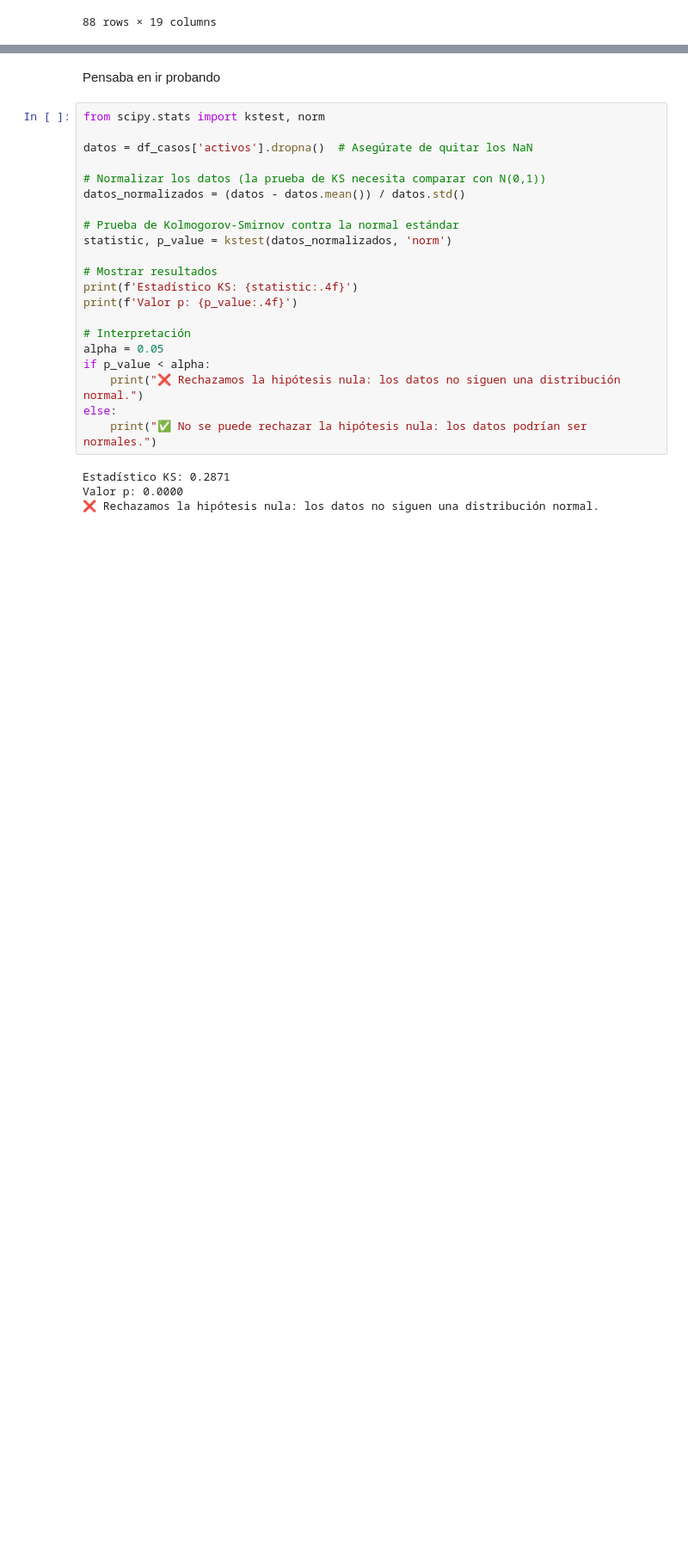
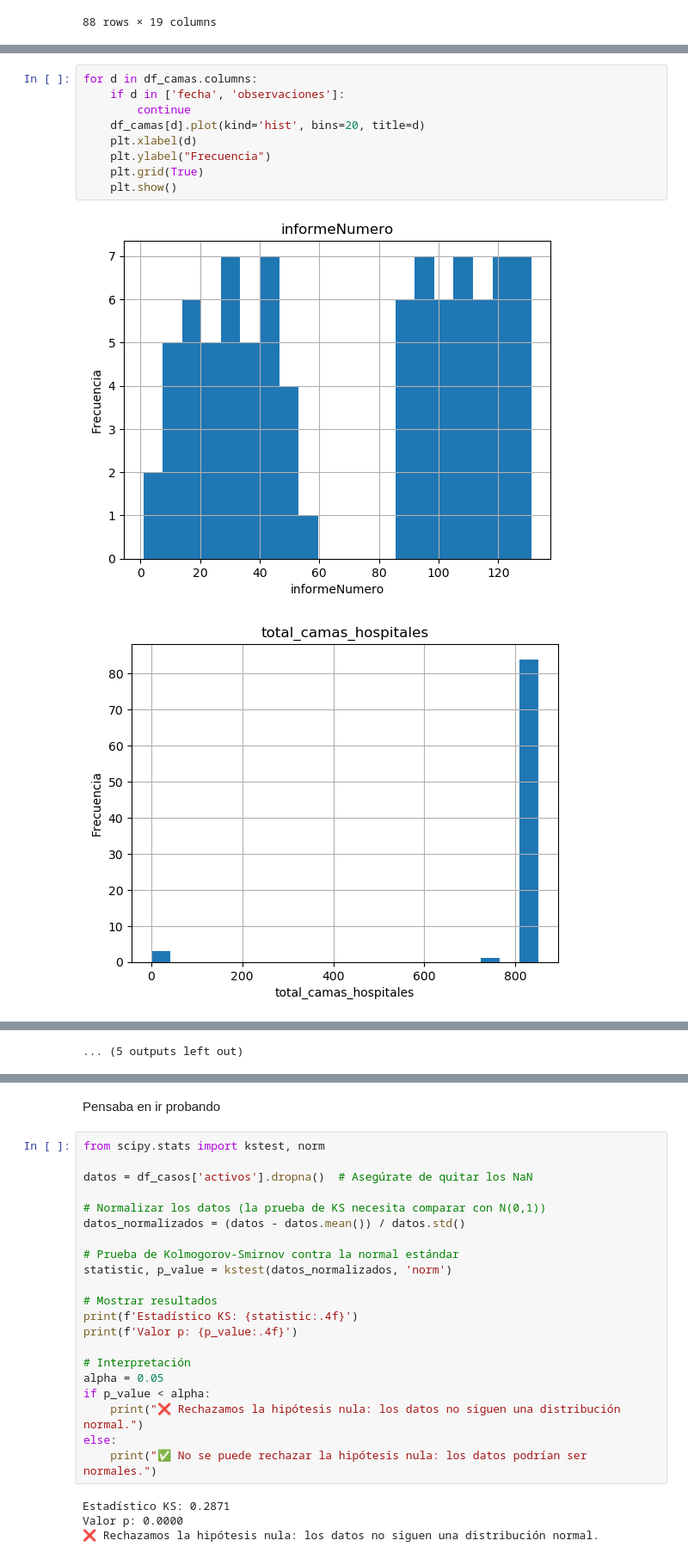
Before and after one commit to paezagustin/ML_2025, a Jupyter notebook: Ejercicios_clase_2.ipynb, the cells around one changed output, grey strips where cells are left out. Shown at 86% size. Cells and saved outputs as stored; diff of their text form; blank space fills up the shorter version.

```diff
--- a/Ejercicios_clase_2.ipynb
+++ b/Ejercicios_clase_2.ipynb
@@ -54,0 +63,12 @@ df_camas['camas_covid'].plot(kind='hist', bins=20, title='informeNumero',xlabel
+# %%
+for d in df_camas.columns:
+    if d in ['fecha', 'observaciones']:
+        continue
+    df_camas[d].plot(kind='hist', bins=20, title=d)
+    plt.xlabel(d)
+    plt.ylabel("Frecuencia")
+    plt.grid(True)
+    plt.show()
+# %% [output]
+[figure, added]
+[figure, added]
@@ -54,0 +85 @@ df_camas['camas_covid'].plot(kind='hist', bins=20, title='informeNumero',xlabel
+... (5 outputs left out)
```
Also changed, not shown: parts of 15 cells of this notebook.
